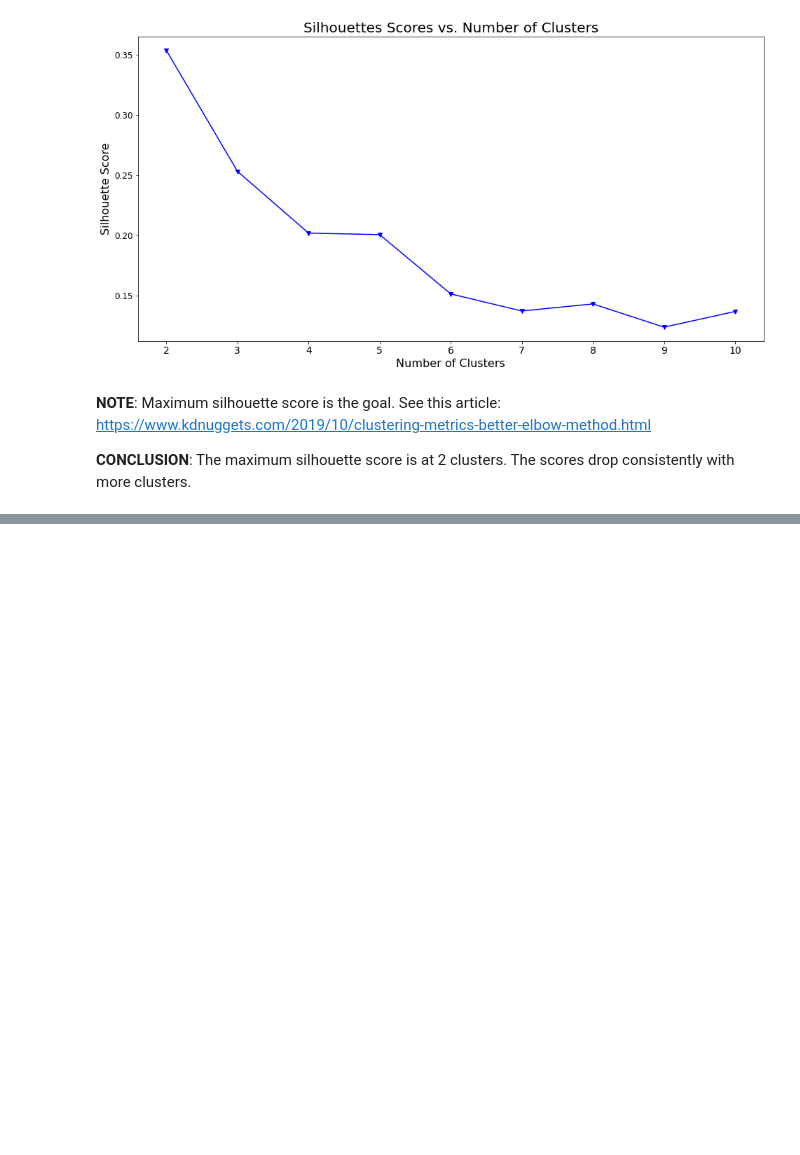
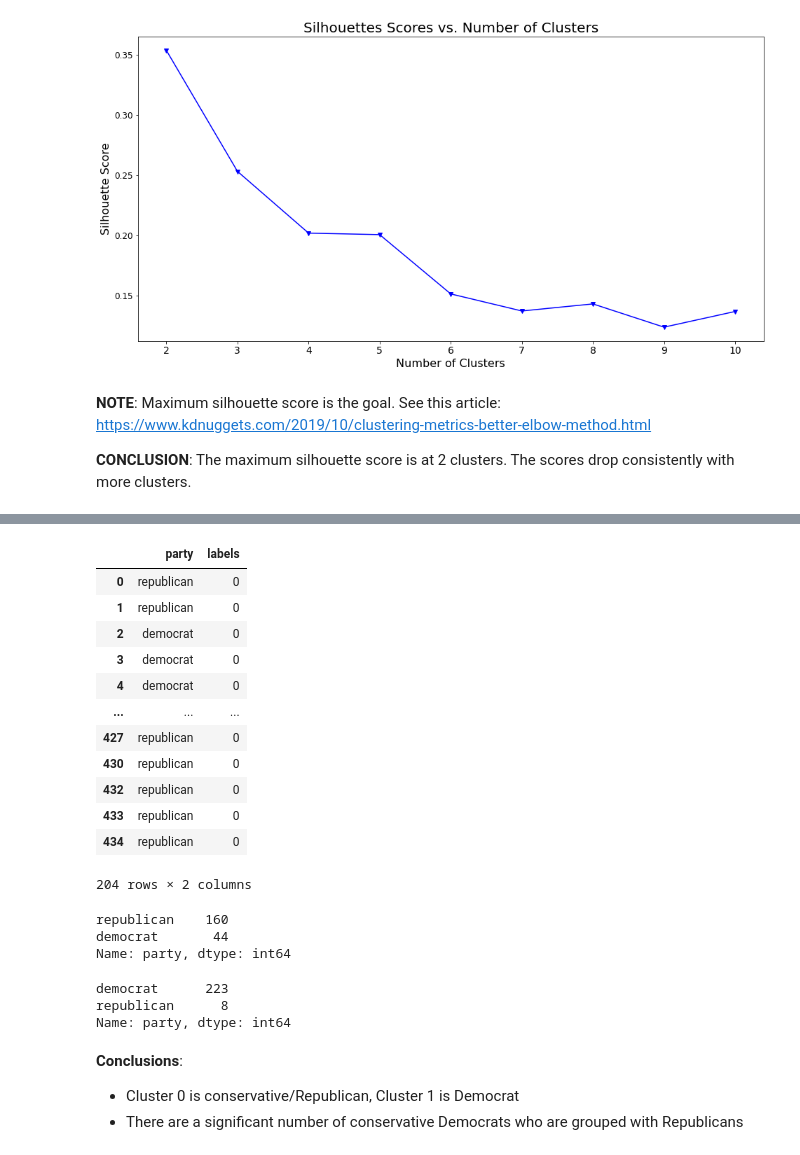
Before and after one commit to chrisstarr-82/capstone, a Jupyter notebook: cluster-models.ipynb, the cells around one changed output, grey strips where cells are left out. Saved outputs shown, nothing was run; the diff lists cells and outputs as text; code cells hidden in the pictures; blank space fills up the shorter version.

```diff
--- a/cluster-models.ipynb
+++ b/cluster-models.ipynb
@@ -112,0 +174,35 @@ https://www.kdnuggets.com/2019/10/clustering-metrics-better-elbow-method.html
+# %%
+cluster_0 = df_labels[df_labels['labels'] == 0]
+cluster_1 = df_labels[df_labels['labels'] == 1]
+# %%
+cluster_0
+# %% [output]
+|  | party | labels |
+| 0 | republican | 0 |
+| 1 | republican | 0 |
+| 2 | democrat | 0 |
+| 3 | democrat | 0 |
+| 4 | democrat | 0 |
+| ... | ... | ... |
+| 427 | republican | 0 |
+| 430 | republican | 0 |
+| 432 | republican | 0 |
+| 433 | republican | 0 |
+| 434 | republican | 0 |
+204 rows × 2 columns
+# %%
+cluster_0['party'].value_counts()
+# %% [output]
+republican    160
+democrat       44
+Name: party, dtype: int64
+# %%
+cluster_1['party'].value_counts()
+# %% [output]
+democrat      223
+republican      8
+Name: party, dtype: int64
+# %% [markdown]
+**Conclusions**:
+- Cluster 0 is conservative/Republican, Cluster 1 is Democrat
+- There are a significant number of conservative Democrats who are grouped with Republicans
```
Also changed, not shown: parts of 13 cells of this notebook.
